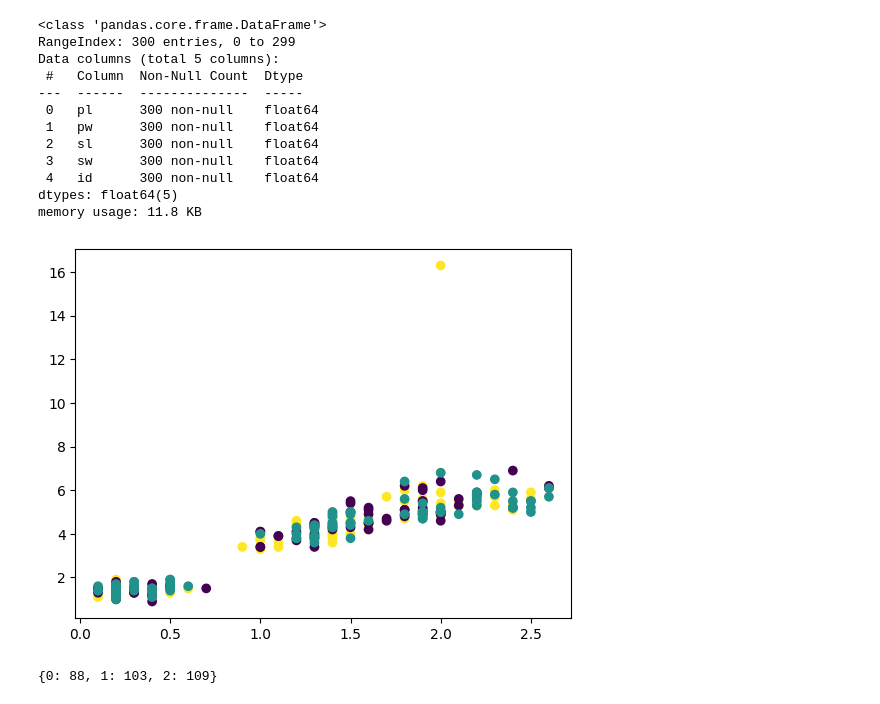
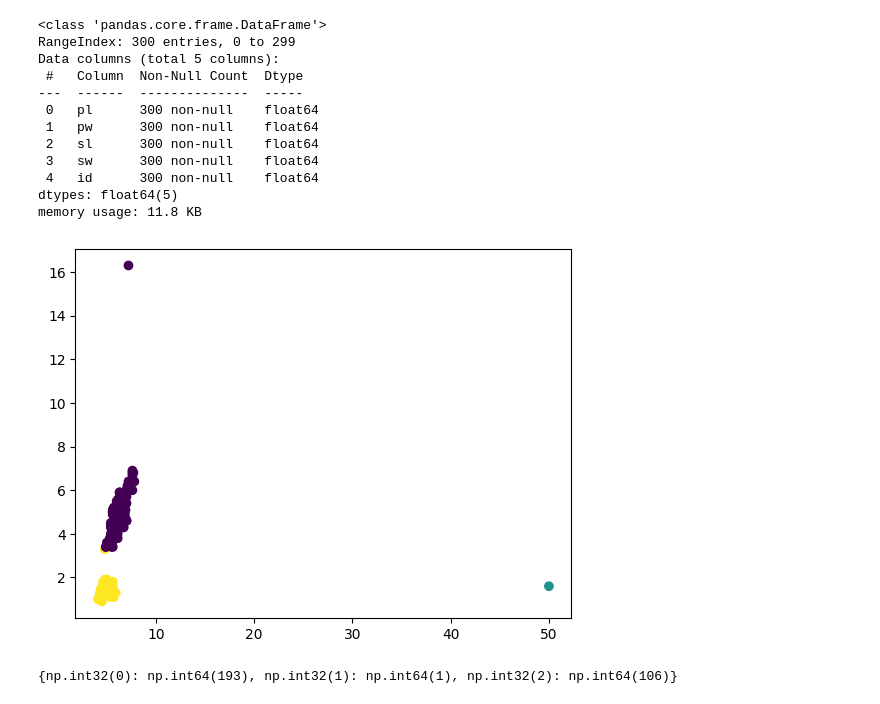
Before and after one commit to otha4350/datamining, a Jupyter notebook: assignment 3/main.ipynb, the cells around one changed output. Cells and saved outputs as stored; diff of their text form; code cells hidden in the pictures.

```diff
--- a/assignment 3/main.ipynb
+++ b/assignment 3/main.ipynb
@@ -10,35 +11,33 @@ from sklearn.neighbors import LocalOutlierFactor
-# %%
-# Task 0
-data = pd.read_csv("iris_clusters.csv", delimiter=";")
-data.info()
-# %% [output]
-<class 'pandas.core.frame.DataFrame'>
-RangeIndex: 300 entries, 0 to 299
-Data columns (total 5 columns):
- #   Column  Non-Null Count  Dtype
----  ------  --------------  -----
- 0   pl      300 non-null    float64
- 1   pw      300 non-null    float64
- 2   sl      300 non-null    float64
- 3   sw      300 non-null    float64
- 4   id      300 non-null    float64
-dtypes: float64(5)
-memory usage: 11.8 KB
 # %%
+# Task 0
+data = pd.read_csv("iris_clusters.csv", delimiter=";")
+data.info()
 # TASK 1: k-Means clustering
-
+data = data.drop(columns="id")
 kmeans=KMeans(n_clusters=3)
 kmeans.fit(data)
 
 # kmeans.labels_
 # kmeans.cluster_centers_
 
-plt.scatter(data["sw"], data["sl"], c=kmeans.labels_, cmap='viridis')
+plt.scatter(data["pl"], data["sl"], c=kmeans.labels_, cmap='viridis')
 plt.show()
 
 unique, counts =np.unique(kmeans.labels_, return_counts=True)
 
 print(dict(zip(unique, counts)))
 # %% [output]
+<class 'pandas.core.frame.DataFrame'>
+RangeIndex: 300 entries, 0 to 299
+Data columns (total 5 columns):
+ #   Column  Non-Null Count  Dtype
+---  ------  --------------  -----
+ 0   pl      300 non-null    float64
+ 1   pw      300 non-null    float64
+ 2   sl      300 non-null    float64
+ 3   sw      300 non-null    float64
+ 4   id      300 non-null    float64
+dtypes: float64(5)
+memory usage: 11.8 KB
-[figure, old version]
+[figure, new version]
-{0: 88, 1: 103, 2: 109}
+{np.int32(0): np.int64(193), np.int32(1): np.int64(1), np.int32(2): np.int64(106)}
```
Also changed, not shown: parts of 7 cells of this notebook, 1 other file.
